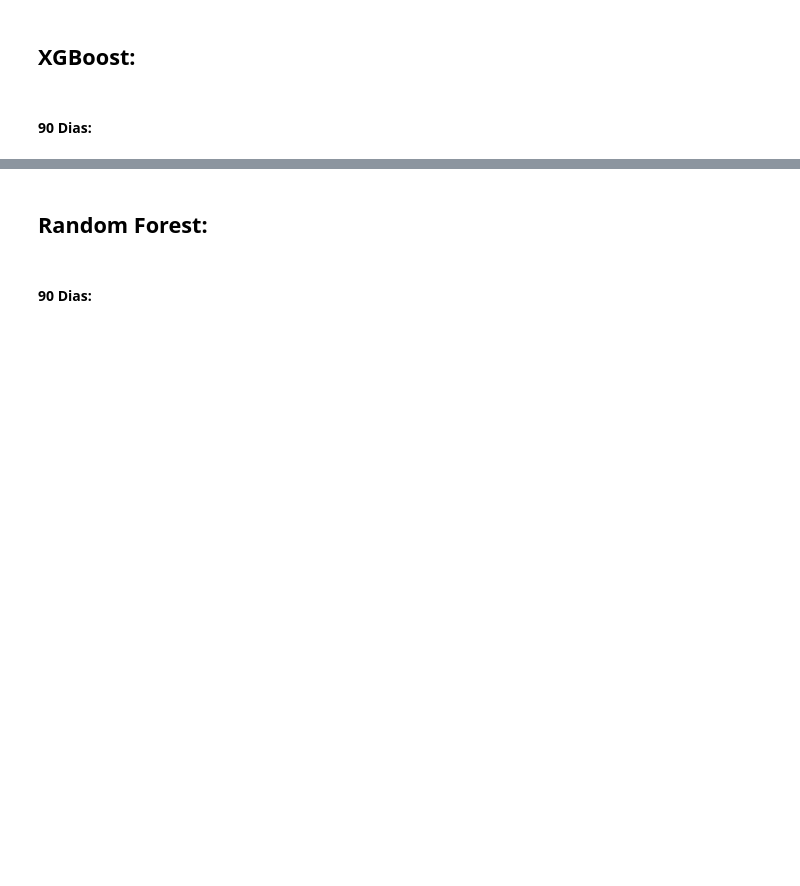
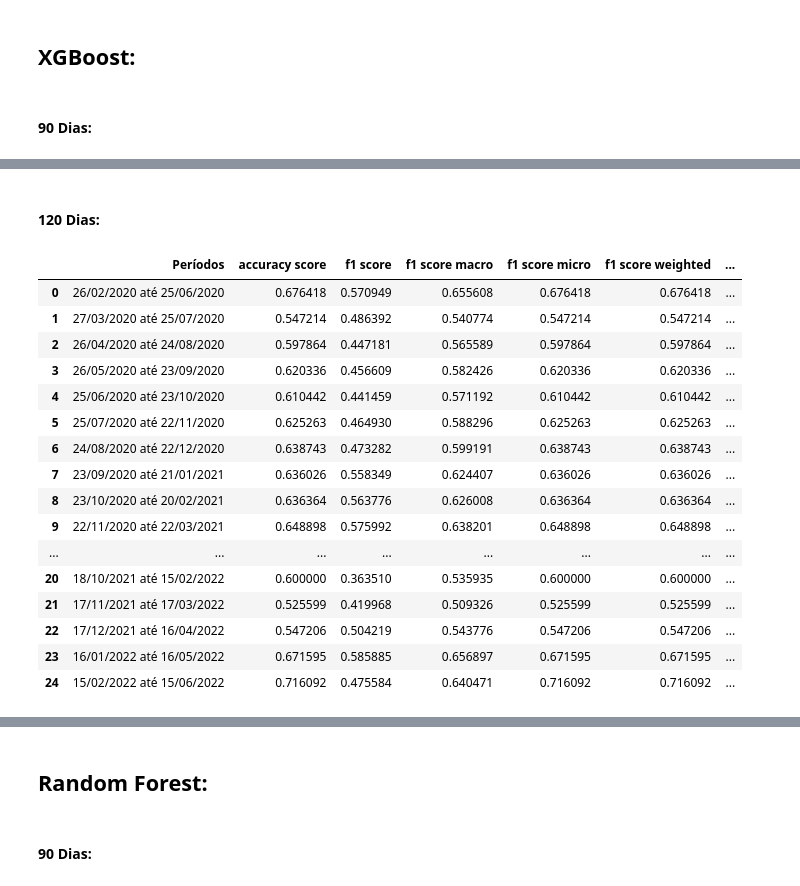
Before and after one commit to bielarnaud/Estudo_dados_de_covid, a Jupyter notebook: Codes/Classificação/Métricas.ipynb, the cells around one changed output, grey strips where cells are left out. Cells and saved outputs as stored; diff of their text form; code cells hidden in the pictures; blank space fills up the shorter version.

```diff
--- a/Codes/Classificação/Métricas.ipynb
+++ b/Codes/Classificação/Métricas.ipynb
@@ -10,0 +119,23 @@ df = pd.read_csv(r"C:\Users\maril\OneDrive\Área de Trabalho\Estudo_dados_de_cov
+# %% [markdown]
+#### 120 Dias:
+# %%
+metricas_120_xg = pd.read_csv(r"C:\Users\maril\OneDrive\Área de Trabalho\Estudo_dados_de_covid\Codes\Classificação\metricas_120_xg_final.csv")
+metricas_120_xg
+# %% [output]
+|  | Períodos | accuracy score | f1 score | f1 score macro | f1 score micro | f1 score weighted | ... |
+| 0 | 26/02/2020 até 25/06/2020 | 0.676418 | 0.570949 | 0.655608 | 0.676418 | 0.676418 | ... |
+| 1 | 27/03/2020 até 25/07/2020 | 0.547214 | 0.486392 | 0.540774 | 0.547214 | 0.547214 | ... |
+| 2 | 26/04/2020 até 24/08/2020 | 0.597864 | 0.447181 | 0.565589 | 0.597864 | 0.597864 | ... |
+| 3 | 26/05/2020 até 23/09/2020 | 0.620336 | 0.456609 | 0.582426 | 0.620336 | 0.620336 | ... |
+| 4 | 25/06/2020 até 23/10/2020 | 0.610442 | 0.441459 | 0.571192 | 0.610442 | 0.610442 | ... |
+| 5 | 25/07/2020 até 22/11/2020 | 0.625263 | 0.464930 | 0.588296 | 0.625263 | 0.625263 | ... |
+| 6 | 24/08/2020 até 22/12/2020 | 0.638743 | 0.473282 | 0.599191 | 0.638743 | 0.638743 | ... |
+| 7 | 23/09/2020 até 21/01/2021 | 0.636026 | 0.558349 | 0.624407 | 0.636026 | 0.636026 | ... |
+| 8 | 23/10/2020 até 20/02/2021 | 0.636364 | 0.563776 | 0.626008 | 0.636364 | 0.636364 | ... |
+| 9 | 22/11/2020 até 22/03/2021 | 0.648898 | 0.575992 | 0.638201 | 0.648898 | 0.648898 | ... |
+| ... | ... | ... | ... | ... | ... | ... | ... |
+| 20 | 18/10/2021 até 15/02/2022 | 0.600000 | 0.363510 | 0.535935 | 0.600000 | 0.600000 | ... |
+| 21 | 17/11/2021 até 17/03/2022 | 0.525599 | 0.419968 | 0.509326 | 0.525599 | 0.525599 | ... |
+| 22 | 17/12/2021 até 16/04/2022 | 0.547206 | 0.504219 | 0.543776 | 0.547206 | 0.547206 | ... |
+| 23 | 16/01/2022 até 16/05/2022 | 0.671595 | 0.585885 | 0.656897 | 0.671595 | 0.671595 | ... |
+| 24 | 15/02/2022 até 15/06/2022 | 0.716092 | 0.475584 | 0.640471 | 0.716092 | 0.716092 | ... |
```
Also changed, not shown: parts of 94 cells of this notebook, 13 other files.
